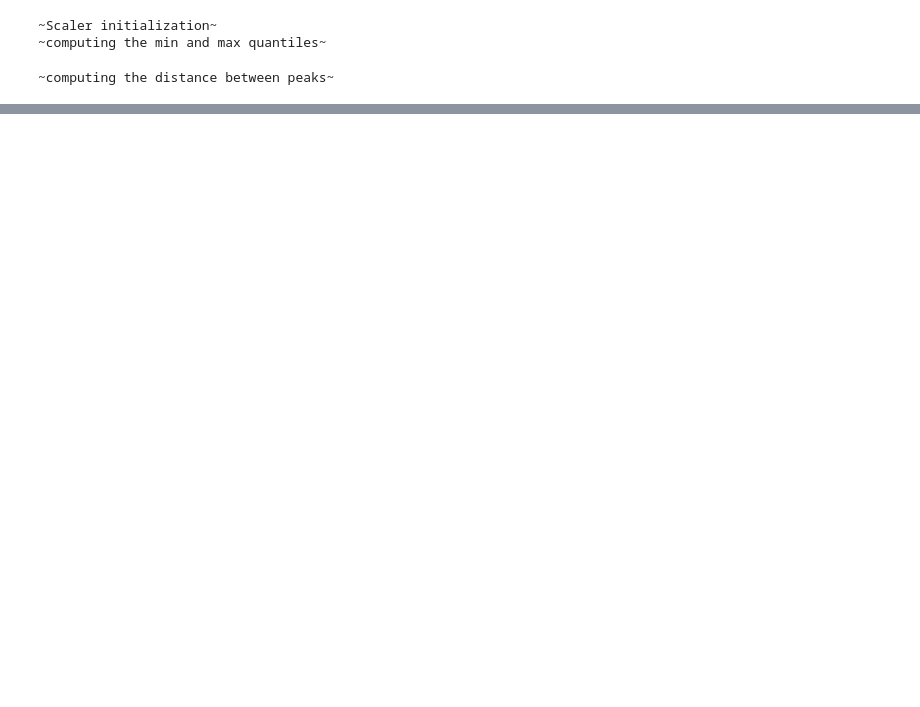
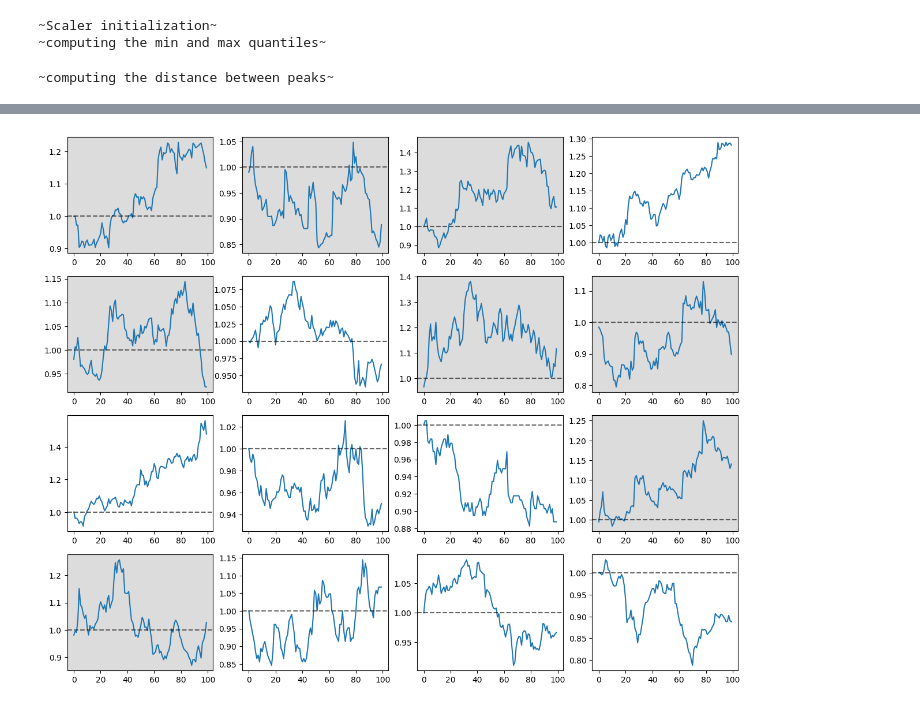
Before and after one commit to riccardobollati/GANs_for_financial_series_generation, a Jupyter notebook: main.ipynb, the cells around one changed output, grey strips where cells are left out. Cells and saved outputs as stored; diff of their text form; code cells hidden in the pictures; blank space fills up the shorter version.

```diff
--- a/main.ipynb
+++ b/main.ipynb
@@ -178,8 +174,0 @@ for i,ax in enumerate(axs):
-# %%
-sample = utils.generate_sample(g,5)
-scaled = []
-#scale the generated series
-for i in sample:
-    scaled.append(rescaler.scale(i.flatten()))
-
-prices, residuals, params = utils.plot_samples_price(scaled, save='results/pure_1.png', return_series=True)
@@ -211,0 +190,43 @@ import data.data_preprocessing as data_prep
+# %%
+plain_dataset = data_prep.WindowsDaset(r'data\dataset_price')
+# %%
+import random
+
+real = [plain_dataset[i].detach().numpy()/plain_dataset[i].detach().numpy()[0] for i in np.random.randint(0, len(dataset),size=8)]
+fake = syntetic_df[:8]
+
+generated_price = []
+
+for i in fake:
+    single = []
+    init = 1
+    for p in i:
+        init = init + init * p.item()
+        single.append(init)
+
+    generated_price.append(single)
+
+
+series = real + generated_price
+
+label = ['real']*8 +['fake']*8
+
+toplot = list(zip(series, label))
+
+random.shuffle(toplot)
+
+series, labels = zip(*toplot)
+
+fig, axs = plt.subplots(4,4)
+fig.set_figheight(12)
+fig.set_figwidth(15)
+
+for ax, serie, label in zip(axs.ravel(),series, labels):
+    ax.plot(serie)
+    ax.axhline(1, color='black', ls='--', alpha = 0.6)
+    if label == 'fake':
+        ax.set_facecolor('gainsboro')
+
+plt.savefig('results/comparison_README.png')
+# %% [output]
+[figure, added]
```
Also changed, not shown: parts of 21 cells of this notebook, 7 other files.
